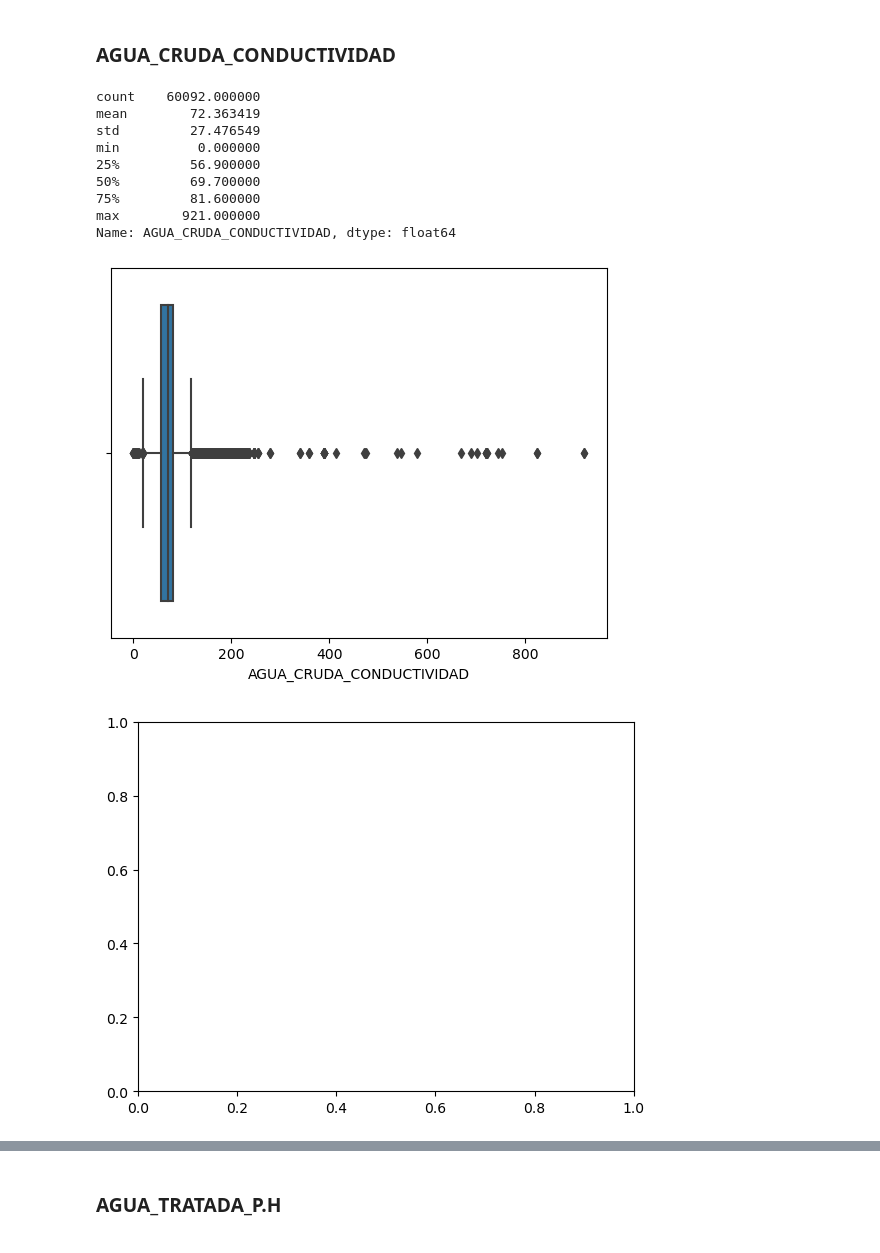
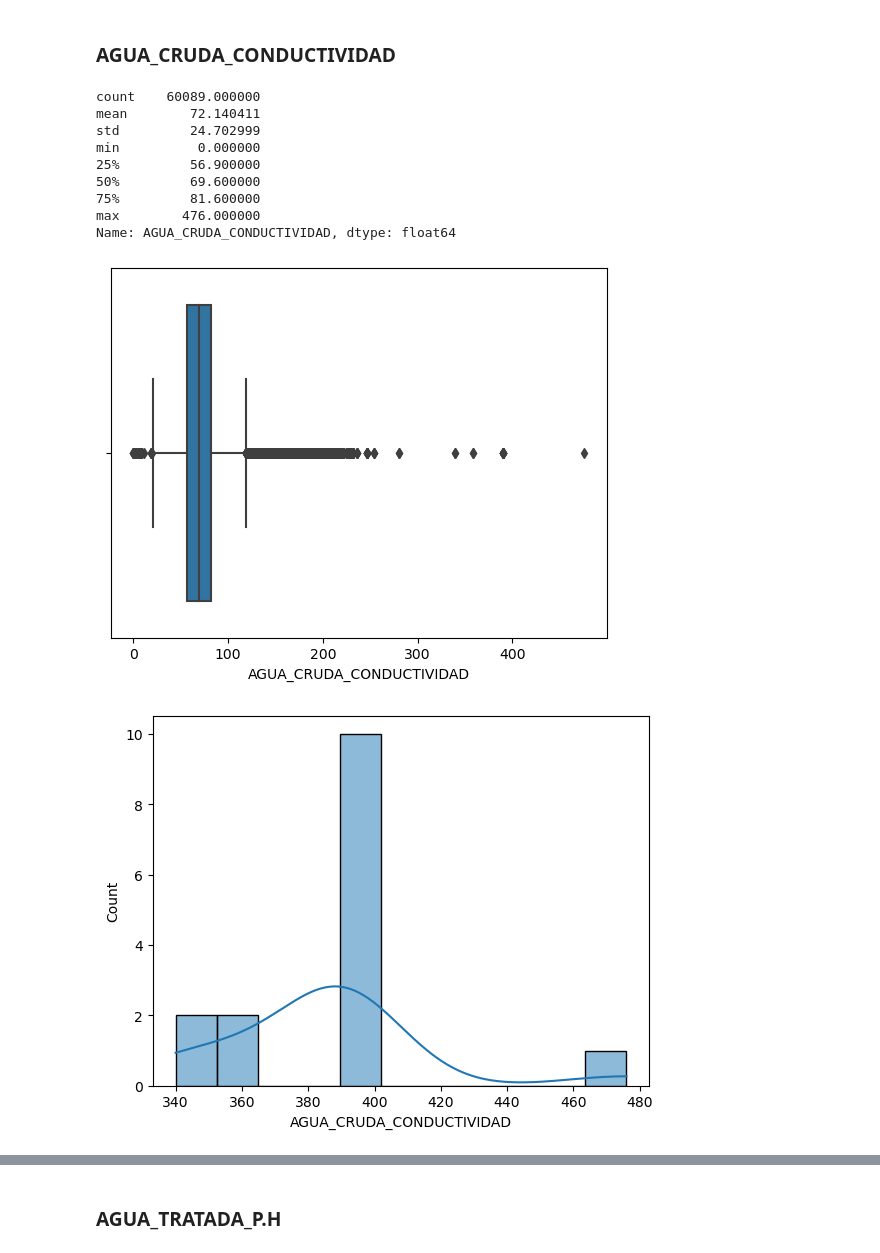
Before and after one commit to jvanessafdez/coagulant-dose, a Jupyter notebook: src/07_EDA_Outliers.ipynb, the cells around one changed output, grey strips where cells are left out. Saved outputs shown, nothing was run; the diff lists cells and outputs as text; code cells hidden in the pictures.

```diff
--- a/src/07_EDA_Outliers.ipynb
+++ b/src/07_EDA_Outliers.ipynb
@@ -8,4 +8,5 @@ import seaborn as sns
 import matplotlib.pyplot as plt
 # %%
 # Lectura de dataframe
-df = pd.read_csv('../data_edit/dataframe_edit_clean.csv',sep=',', encoding='latin-1', index_col=0, low_memory=False, parse_dates=['FECHA'])
+df = pd.read_csv('../data/df_with_met.csv',sep=',', encoding='latin-1', index_col=0, low_memory=False, parse_dates=['FECHA'])
+df_edit = pd.read_csv('../data_edit/df_edit_with_met.csv',sep=',', encoding='latin-1', index_col=0, low_memory=False, parse_dates=['FECHA'])
@@ -325,24 +366,24 @@ df[(df['AGUA_CRUDA_ALCALINIDAD'] > 100)]
 # Descripción estadística de alcalinidad
 df['AGUA_CRUDA_CONDUCTIVIDAD'].describe()
 # %% [output]
-count    60092.000000
-mean        72.363419
-std         27.476549
+count    60089.000000
+mean        72.140411
+std         24.702999
 min          0.000000
 25%         56.900000
-50%         69.700000
+50%         69.600000
 75%         81.600000
-max        921.000000
+max        476.000000
 Name: AGUA_CRUDA_CONDUCTIVIDAD, dtype: float64
 # %%
 sns.boxplot(x=df['AGUA_CRUDA_CONDUCTIVIDAD'])
 plt.show()
 # %% [output]
-[figure, old version]
+[figure, new version]
 # %%
 # Histograma de valores atípicos de turbiedad
-sns.histplot(df[df['AGUA_CRUDA_CONDUCTIVIDAD']>12800]['AGUA_CRUDA_CONDUCTIVIDAD'], kde=True)
+sns.histplot(df[df['AGUA_CRUDA_CONDUCTIVIDAD']>300]['AGUA_CRUDA_CONDUCTIVIDAD'], kde=True)
 # Muestra el gráfico
 plt.show()
 # %% [output]
-[figure, old version]
+[figure, new version]
```
Also changed, not shown: parts of 69 cells of this notebook, 12 other files.
